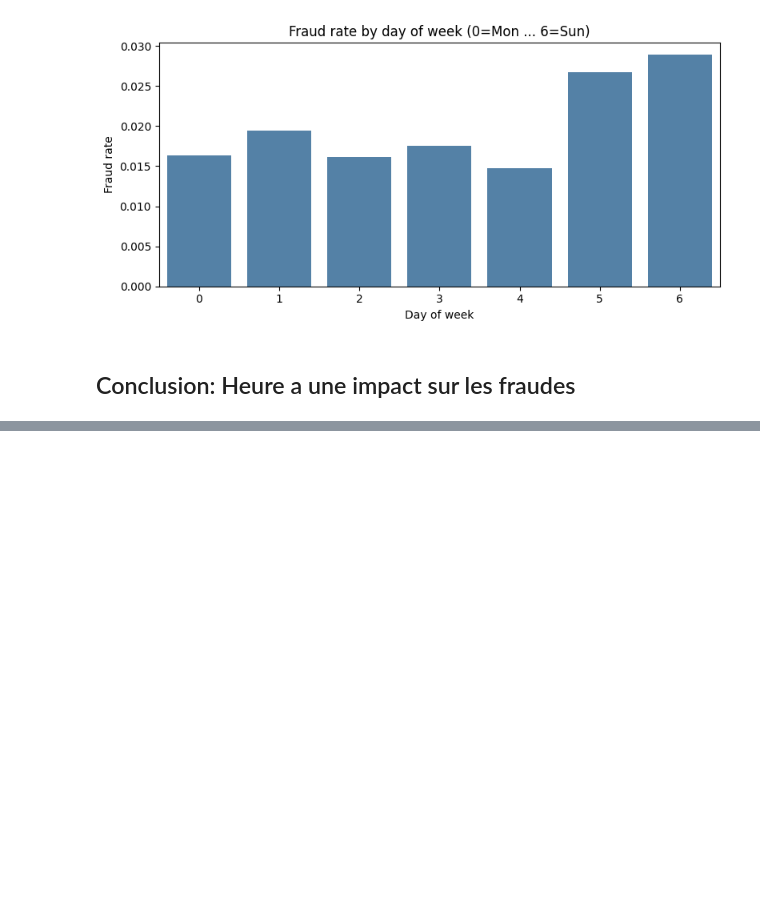
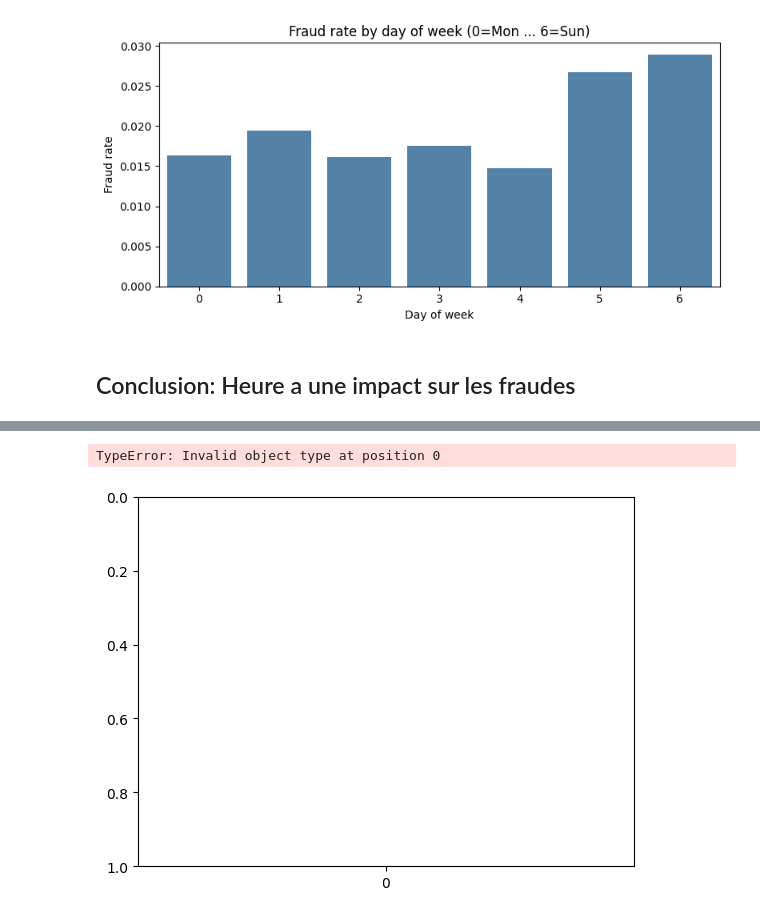
Before and after one commit to MathieuFan22/Mirada-Examen-ML-M2-ISPM, a Jupyter notebook: PoketraFinday-Mirada.ipynb, the cells around one changed output, grey strips where cells are left out. Saved outputs shown, nothing was run; the diff lists cells and outputs as text; code cells hidden in the pictures; blank space fills up the shorter version.

```diff
--- a/PoketraFinday-Mirada.ipynb
+++ b/PoketraFinday-Mirada.ipynb
@@ -46,0 +83,7 @@ plt.show()
+# %%
+import numpy as np
+min = train_data['amount'].min()
+max = train_data['amount'].max()
+amount_groups = np.linspace(min, max, 11)
+train_data['amount_group'] = pd.cut(train_data['amount'], bins=amount_groups)
+train_data.head()
@@ -46,0 +97,7 @@ plt.show()
+# %%
+sns.boxplot(x='is_fraud', y='amount_group', data=train_data)
+plt.title("Amount distribution by fraud")
+plt.show()
+# %% [output]
+TypeError: Invalid object type at position 0
+[figure, added]
```
Also changed, not shown: parts of 5 cells of this notebook.
